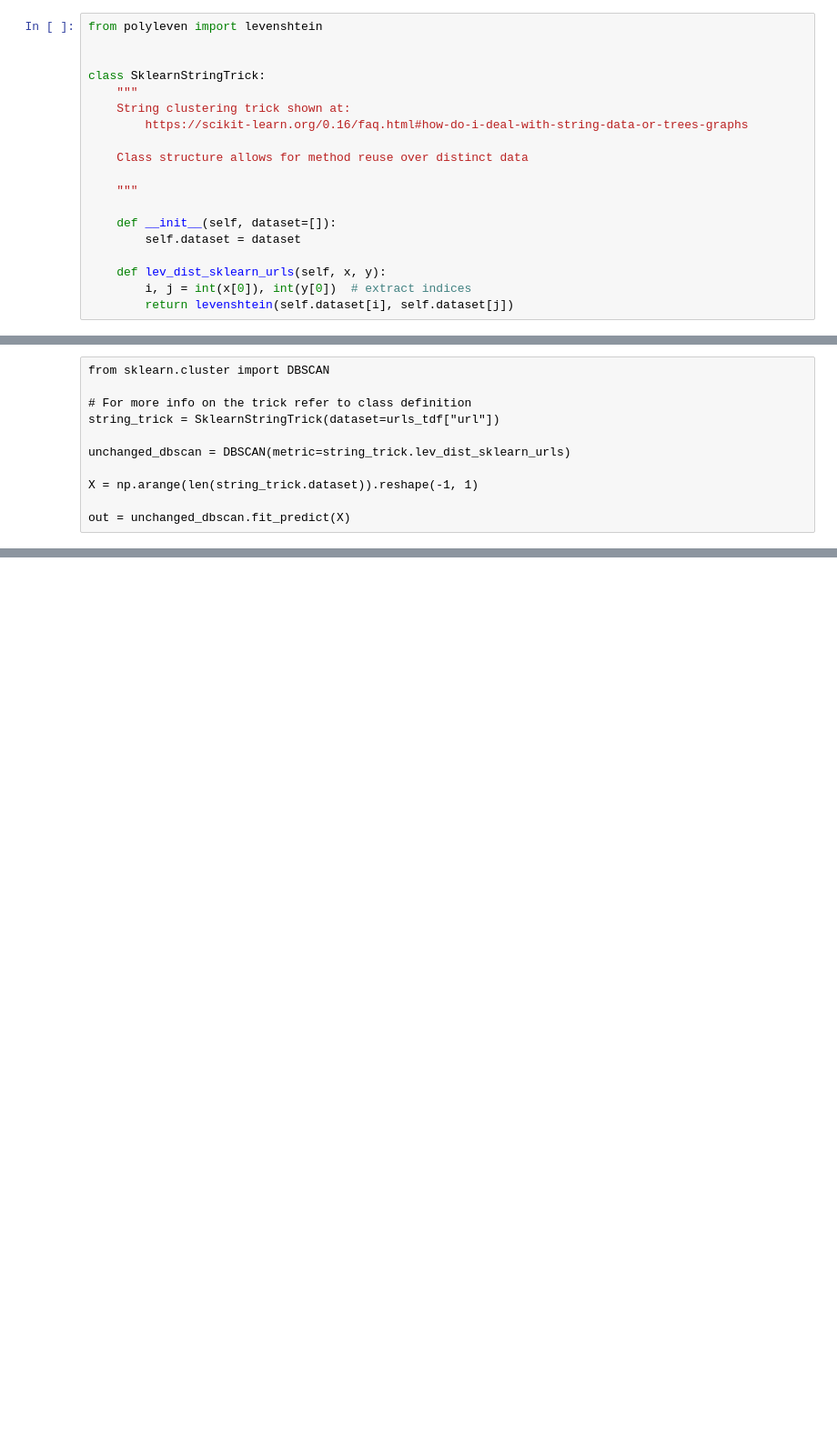
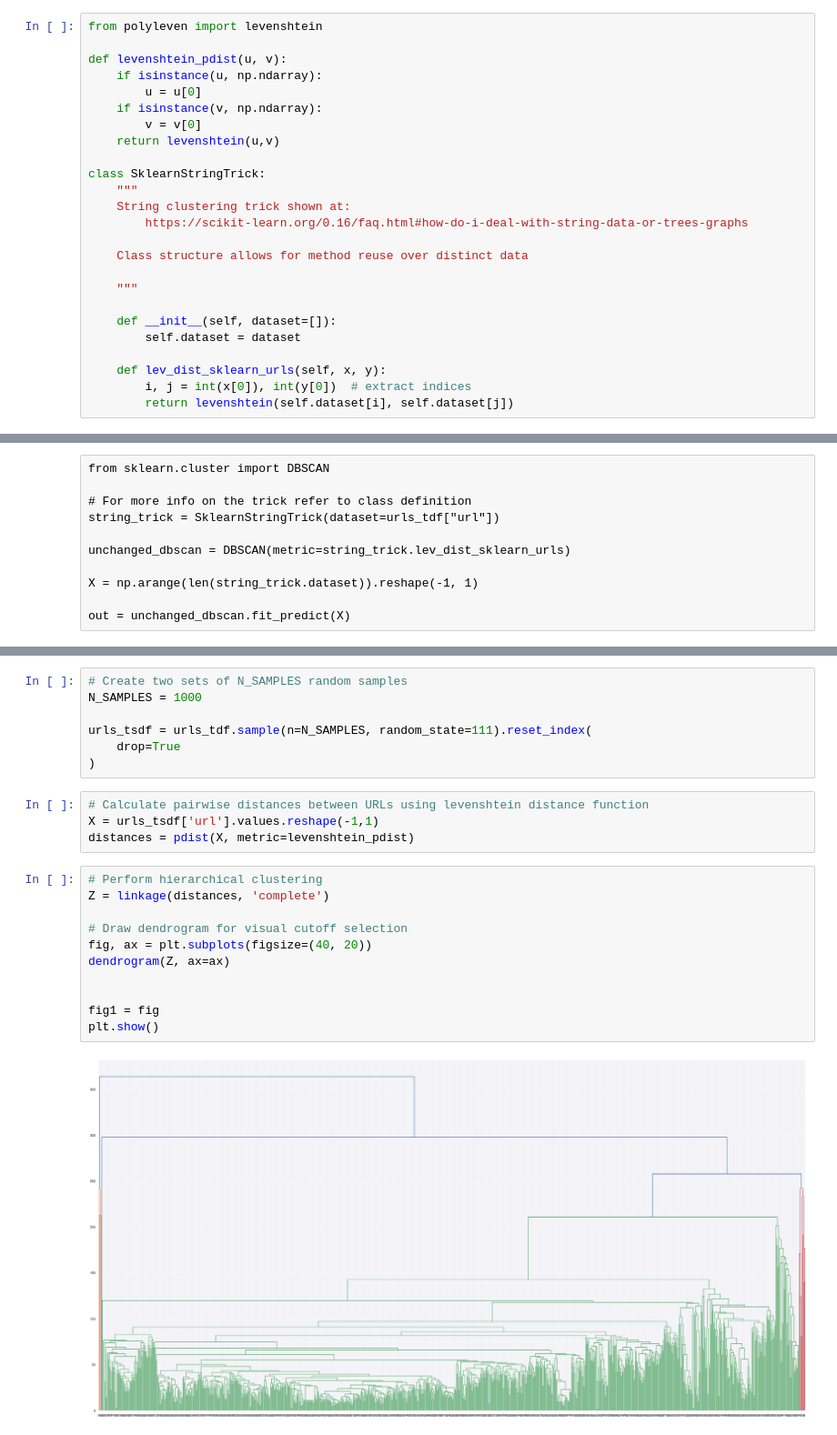
Before and after one commit to Kairixir/URL-domain-name-clustering, a Jupyter notebook: bachelor_thesis.ipynb, the cells around one changed output, grey strips where cells are left out. Shown at 91% size. Drawn from its saved outputs; the diff is of its cells as text; blank space fills up the shorter version.

Commit message:
feat: add hierarchical clustering experiment

```diff
--- a/bachelor_thesis.ipynb
+++ b/bachelor_thesis.ipynb
@@ -20,6 +20,12 @@ sns.set()
 # %%
 from polyleven import levenshtein
 
+def levenshtein_pdist(u, v):
+    if isinstance(u, np.ndarray):
+        u = u[0]
+    if isinstance(v, np.ndarray):
+        v = v[0]
+    return levenshtein(u,v)
 
 class SklearnStringTrick:
     """
@@ -133,0 +150,24 @@ out = unchanged_dbscan.fit_predict(X)
+# %%
+# Create two sets of N_SAMPLES random samples
+N_SAMPLES = 1000
+
+urls_tsdf = urls_tdf.sample(n=N_SAMPLES, random_state=111).reset_index(
+    drop=True
+)
+# %%
+# Calculate pairwise distances between URLs using levenshtein distance function
+X = urls_tsdf['url'].values.reshape(-1,1)
+distances = pdist(X, metric=levenshtein_pdist)
+# %%
+# Perform hierarchical clustering
+Z = linkage(distances, 'complete')
+
+# Draw dendrogram for visual cutoff selection
+fig, ax = plt.subplots(figsize=(40, 20))
+dendrogram(Z, ax=ax)
+
+
+fig1 = fig
+plt.show()
+# %% [output]
+[figure, added]
```
Also changed, not shown: parts of 7 cells of this notebook, 1 other file.
